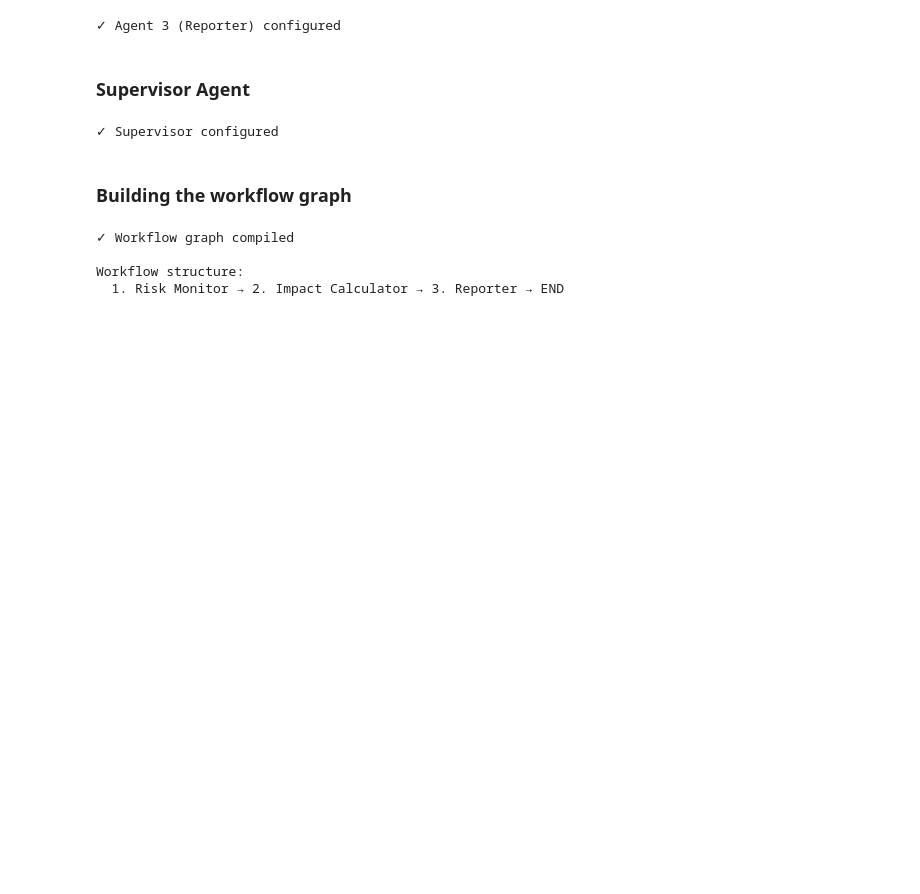
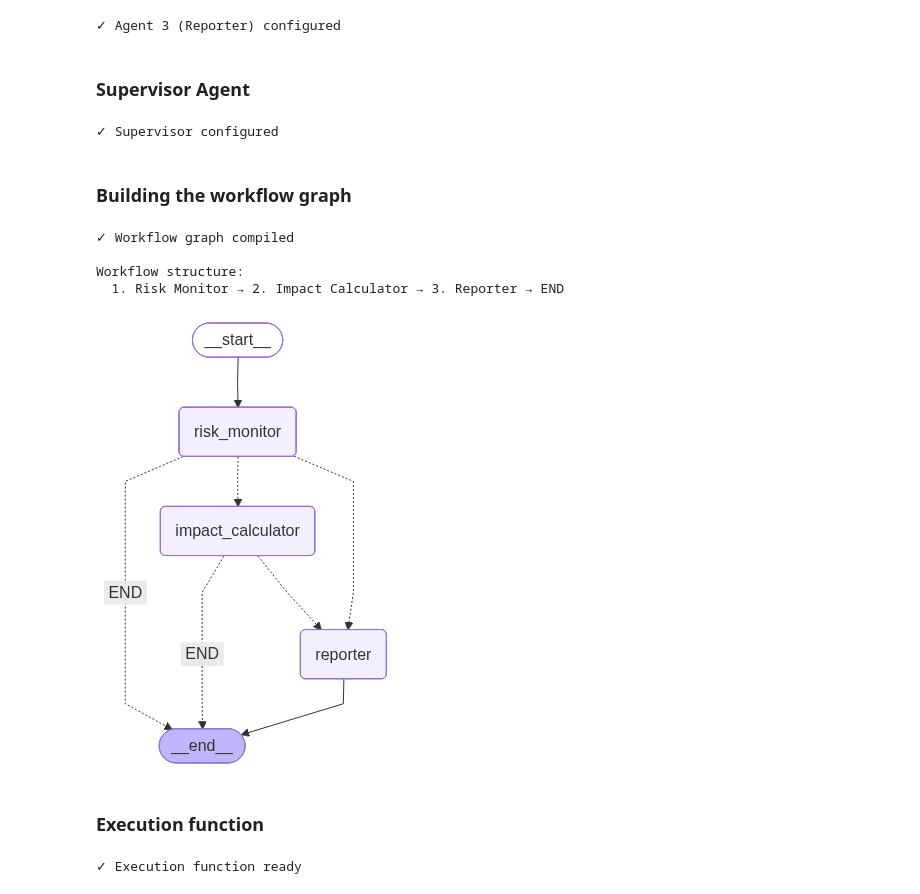
Before and after one commit to GD408/Digital_twin_SCR, a Jupyter notebook: main.ipynb, the cells around one changed output. Saved outputs shown, nothing was run; the diff lists cells and outputs as text; code cells hidden in the pictures; blank space fills up the shorter version.

```diff
--- a/main.ipynb
+++ b/main.ipynb
@@ -273,6 +273,9 @@ print("✓ State definition loaded")
 def tavily_search_tool(query: str) -> str:
     """Search the web for supply chain information"""
     try:
+        if isinstance(query, list):
+            query = " ".join(query)
+
         from tavily import TavilyClient
         client = TavilyClient(api_key=TAVILY_API_KEY)
         response = client.search(query=query, max_results=3)
@@ -426,12 +433,14 @@ print("✓ Tool functions loaded (6 tools)")
 ✓ Tool functions loaded (6 tools)
 # %%
 llm = HuggingFaceEndpoint(
-    repo_id="deepseek-ai/DeepSeek-V3",
-    task="text-generation",
-    max_new_tokens=512,
-    temperature=0.1,
-    huggingfacehub_api_token=HUGGINGFACE_TOKEN
+repo_id="deepseek-ai/DeepSeek-V3.2",
+task="conversational",
+max_new_tokens=512,
+temperature=0.1,
+huggingfacehub_api_token=HUGGINGFACE_TOKEN
 )
+# %%
+llm = ChatHuggingFace(llm=llm)
 # %% [markdown]
 ### Risk Monitoring Agent
 # %%
@@ -831,3 +840,65 @@ print("  1. Risk Monitor → 2. Impact Calculator → 3. Reporter → END")
 
 Workflow structure:
   1. Risk Monitor → 2. Impact Calculator → 3. Reporter → END
+# %%
+from IPython.display import Image, display
+display(Image(app.get_graph().draw_mermaid_png()))
+# %% [output]
+[figure, added]
+# %% [markdown]
+### Execution function
+# %%
+def run_multi_agent_analysis(query: str, verbose: bool = True) -> dict:
+    """
+    Execute the multi-agent workflow
+
+    Args:
+        query: User's supply chain query
+        verbose: Print detailed execution steps
+
+    Returns:
+        dict with complete analysis results
+    """
+
+    if verbose:
+        print("\n" + "="*70)
+        print("MULTI-AGENT SUPPLY CHAIN ANALYSIS")
+        print("="*70)
+        print(f"\nQuery: {query}\n")
+
+    # Initialize state
+    initial_state = {
+        "messages": [],
+        "user_query": query,
+        "next_agent": "risk_monitor",
+        "current_agent": "start",
+        "iteration": 0,
+        "risk_data": {},
+        "impact_data": {},
+        "report_data": {},
+        "timestamp": datetime.now().isoformat(),
+        "status": "running"
+    }
+
+    # Execute workflow
+    try:
+        final_state = app.invoke(initial_state)
+
+        if verbose:
+            print("\n" + "="*70)
+            print("EXECUTION COMPLETE")
+            print("="*70)
+
+        return final_state
+
+    except Exception as e:
+        print(f"\n❌ Error during execution: {str(e)}")
+        return {
+            "status": "error",
+            "error": str(e),
+            "timestamp": datetime.now().isoformat()
+        }
+
+print("✓ Execution function ready")
+# %% [output]
+✓ Execution function ready
```
Also changed, not shown: parts of 9 cells of this notebook, 1 other file.
